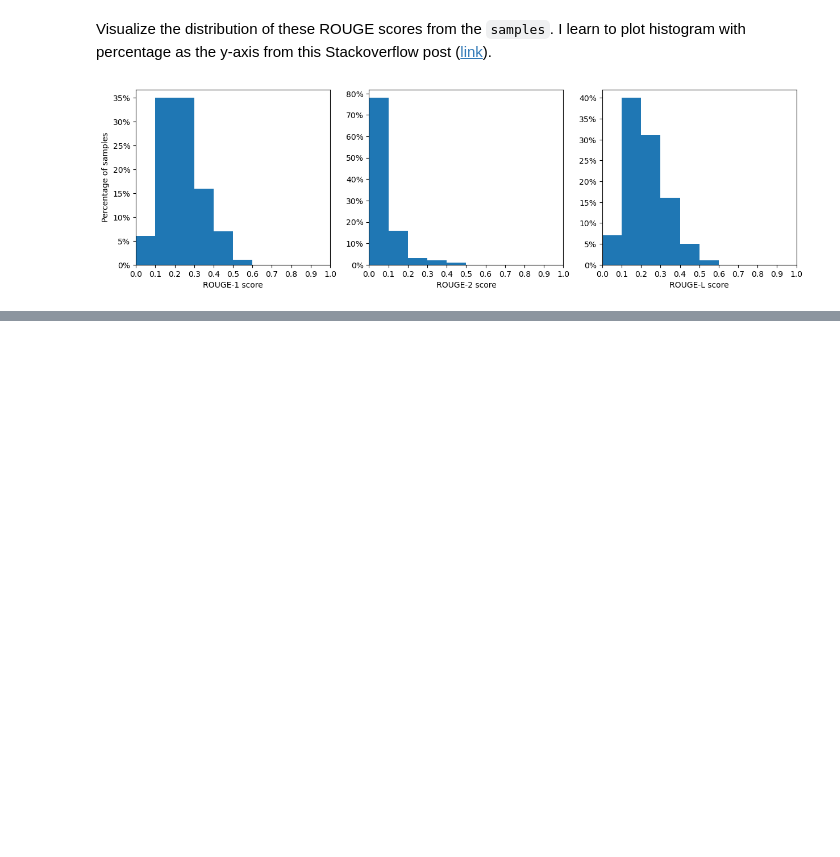
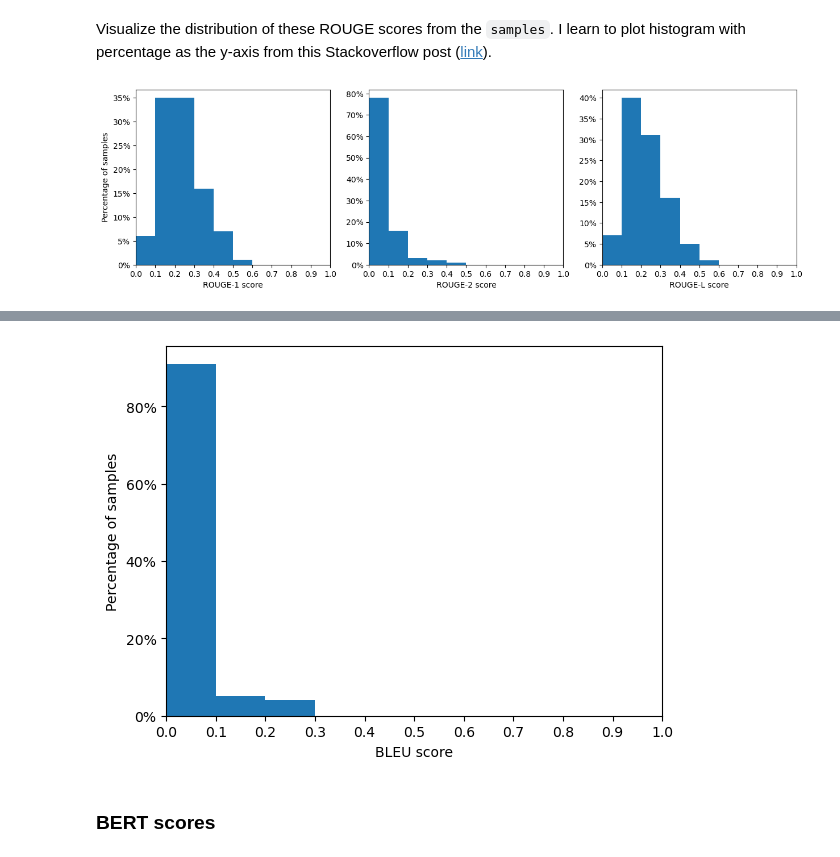
Before and after one commit to zs144/23fa-ece684-final-proj, a Jupyter notebook: method1_baseline.ipynb, the cells around one changed output, grey strips where cells are left out. Cells and saved outputs as stored; diff of their text form; code cells hidden in the pictures; blank space fills up the shorter version.

```diff
--- a/method1_baseline.ipynb
+++ b/method1_baseline.ipynb
@@ -186,8 +210,8 @@ rouge_scores = []
 for i in range(len(samples)):
     hyps_summary = summarize(samples['article'][i], 4)
     refs_summary = samples['highlights'][i]
-    rouge_score = rouge.get_scores(hyps=hyps_summary, refs=refs_summary)
-    rouge_scores.append(rouge_score)
+    score = rouge.get_scores(hyps=hyps_summary, refs=refs_summary)
+    rouge_scores.append(score)
 
 rouge1_f1 = [record[0]['rouge-1']['f'] for record in rouge_scores]
 rouge2_f1 = [record[0]['rouge-2']['f'] for record in rouge_scores]
@@ -227,0 +254,8 @@ plt.show()
+# %%
+bleu_scores = []
+for i in range(len(samples)):
+    hyps_summary = summarize(samples['article'][i], 4)
+    refs_summary = samples['highlights'][i]
+    score = sentence_bleu(references=[refs_summary.split()],
+                               hypothesis=hyps_summary.split())
+    bleu_scores.append(score)
@@ -227,0 +278,13 @@ plt.show()
+# %%
+plt.hist(bleu_scores, bins=[0.1*i for i in range(11)],
+         weights=np.ones(len(bleu_scores))/len(bleu_scores))
+plt.gca().yaxis.set_major_formatter(PercentFormatter(xmax=1, decimals=0))
+plt.xlim(0, 1)
+plt.xticks([0.1*i for i in range(11)])
+plt.xlabel('BLEU score')
+plt.ylabel('Percentage of samples')
+plt.show()
+# %% [output]
+[figure, added]
+# %% [markdown]
+### BERT scores
```
Also changed, not shown: parts of 17 cells of this notebook.
